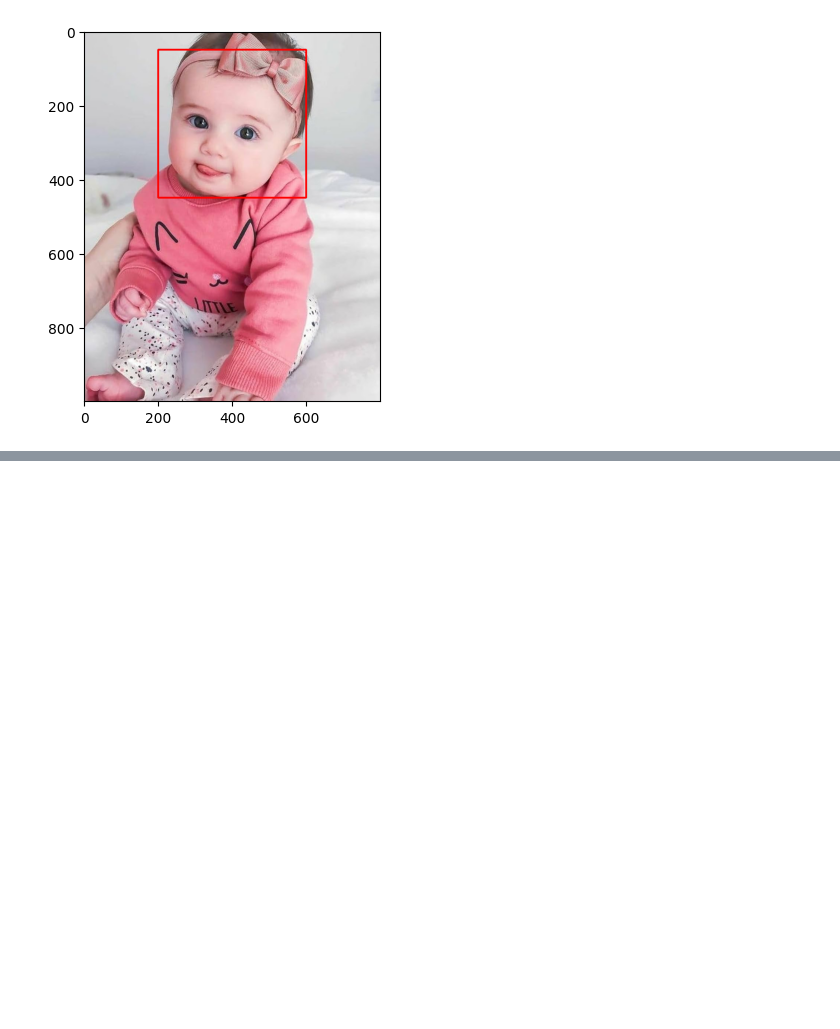
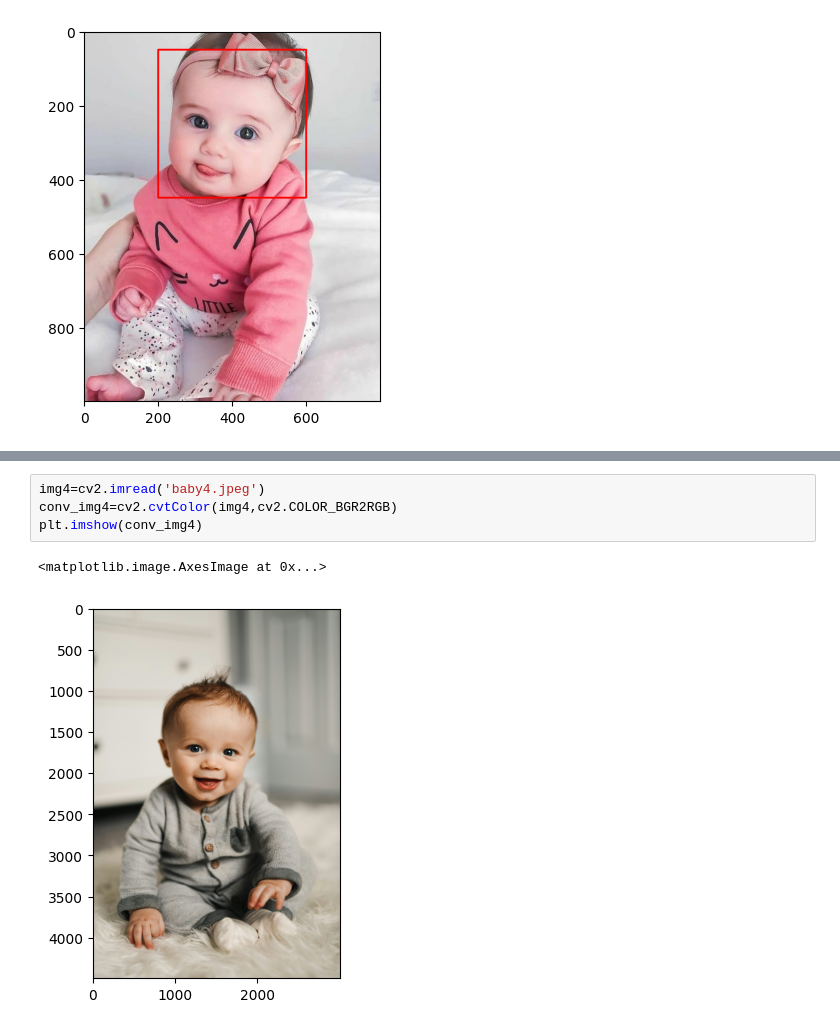
Before and after one commit to AshlinShaji/DL, a Jupyter notebook: Open_CV/Demo.ipynb, the cells around one changed output, grey strips where cells are left out. Drawn from its saved outputs; the diff is of its cells as text; blank space fills up the shorter version.

```diff
--- a/Open_CV/Demo.ipynb
+++ b/Open_CV/Demo.ipynb
@@ -236,0 +253,7 @@ plt.imshow(conv_img1)
+# %%
+img4=cv2.imread('baby4.jpeg')
+conv_img4=cv2.cvtColor(img4,cv2.COLOR_BGR2RGB)
+plt.imshow(conv_img4)
+# %% [output]
+<matplotlib.image.AxesImage at 0x...>
+[figure, added]
```
Also changed, not shown: parts of 4 cells of this notebook, 5 other files.
